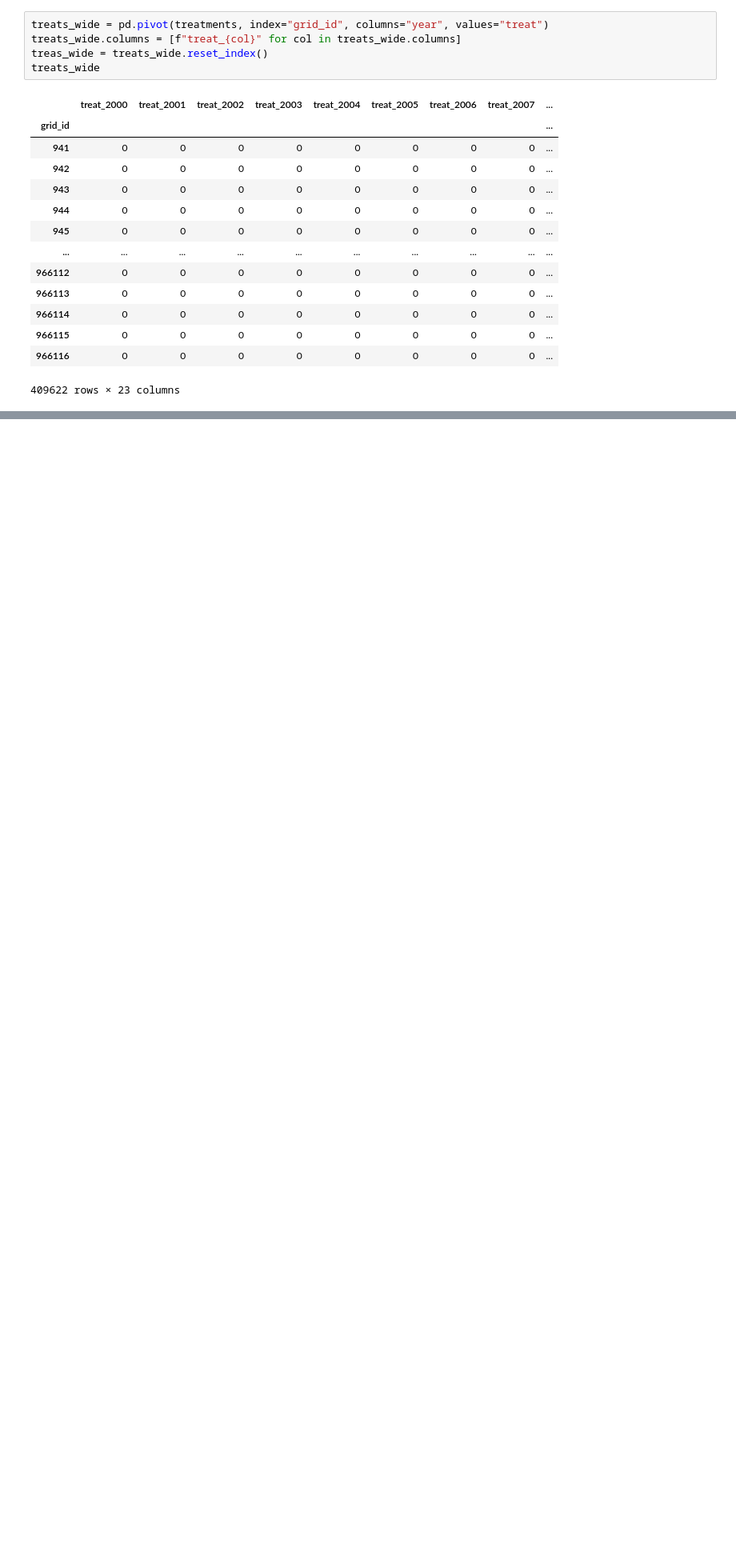
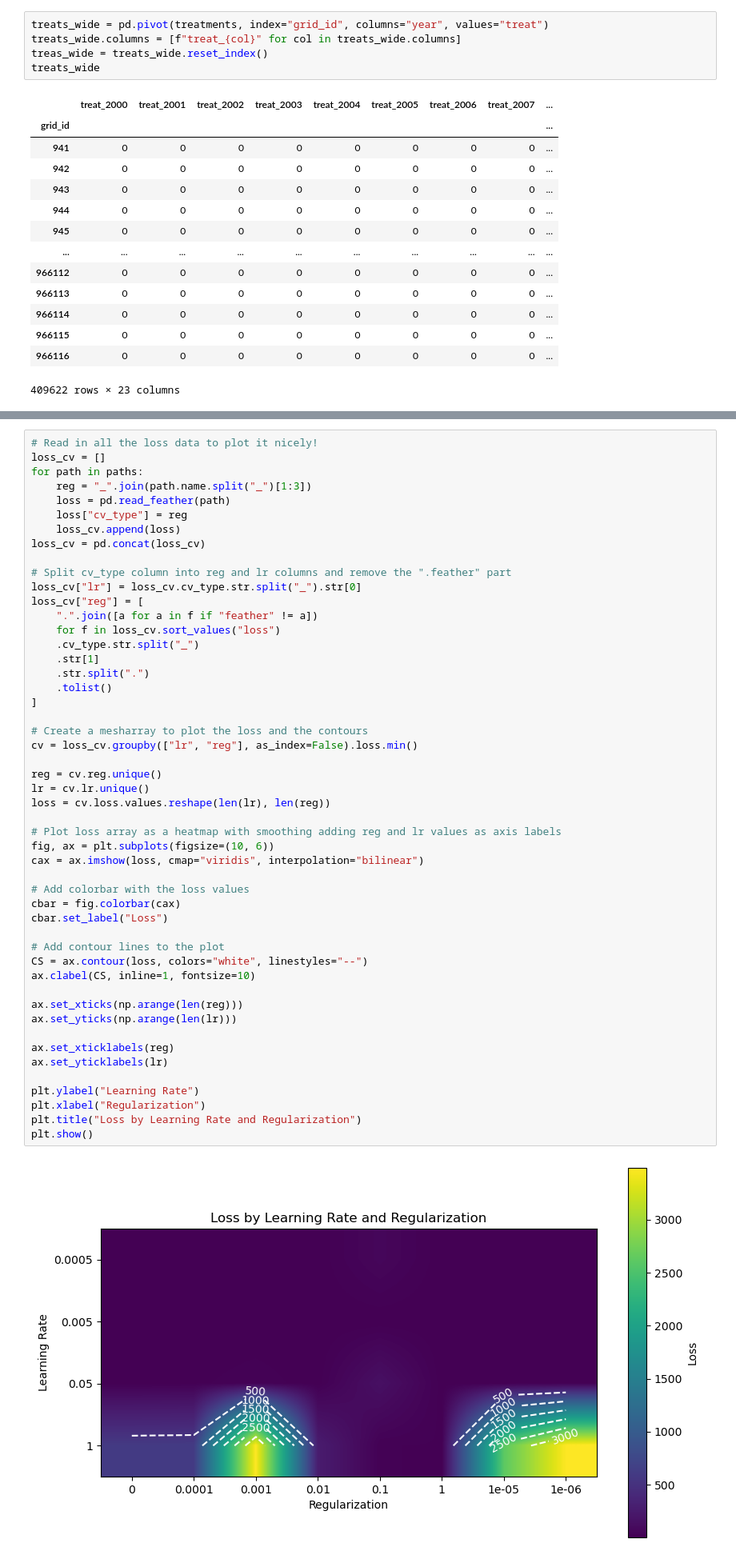
Before and after one commit to echolab-stanford/prescribed_fires, a Jupyter notebook: analysis/weighting.ipynb, the cells around one changed output, grey strips where cells are left out. Shown at 80% size. Saved outputs shown, nothing was run; the diff lists cells and outputs as text; blank space fills up the shorter version.

```diff
--- a/analysis/weighting.ipynb
+++ b/analysis/weighting.ipynb
@@ -201,0 +249,52 @@ weights.shape
+# %%
+# Read in all the loss data to plot it nicely!
+loss_cv = []
+for path in paths:
+    reg = "_".join(path.name.split("_")[1:3])
+    loss = pd.read_feather(path)
+    loss["cv_type"] = reg
+    loss_cv.append(loss)
+loss_cv = pd.concat(loss_cv)
+
+# Split cv_type column into reg and lr columns and remove the ".feather" part
+loss_cv["lr"] = loss_cv.cv_type.str.split("_").str[0]
+loss_cv["reg"] = [
+    ".".join([a for a in f if "feather" != a])
+    for f in loss_cv.sort_values("loss")
+    .cv_type.str.split("_")
+    .str[1]
+    .str.split(".")
+    .tolist()
+]
+
+# Create a mesharray to plot the loss and the contours
+cv = loss_cv.groupby(["lr", "reg"], as_index=False).loss.min()
+
+reg = cv.reg.unique()
+lr = cv.lr.unique()
+loss = cv.loss.values.reshape(len(lr), len(reg))
+
+# Plot loss array as a heatmap with smoothing adding reg and lr values as axis labels
+fig, ax = plt.subplots(figsize=(10, 6))
+cax = ax.imshow(loss, cmap="viridis", interpolation="bilinear")
+
+# Add colorbar with the loss values
+cbar = fig.colorbar(cax)
+cbar.set_label("Loss")
+
+# Add contour lines to the plot
+CS = ax.contour(loss, colors="white", linestyles="--")
+ax.clabel(CS, inline=1, fontsize=10)
+
+ax.set_xticks(np.arange(len(reg)))
+ax.set_yticks(np.arange(len(lr)))
+
+ax.set_xticklabels(reg)
+ax.set_yticklabels(lr)
+
+plt.ylabel("Learning Rate")
+plt.xlabel("Regularization")
+plt.title("Loss by Learning Rate and Regularization")
+plt.show()
+# %% [output]
+[figure, added]
```
Also changed, not shown: parts of 22 cells of this notebook, 1 other file.
